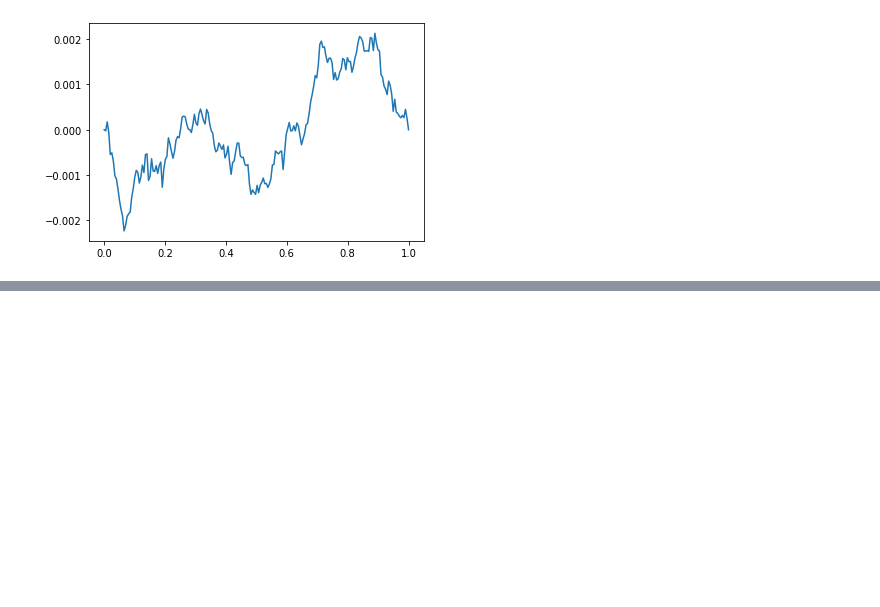
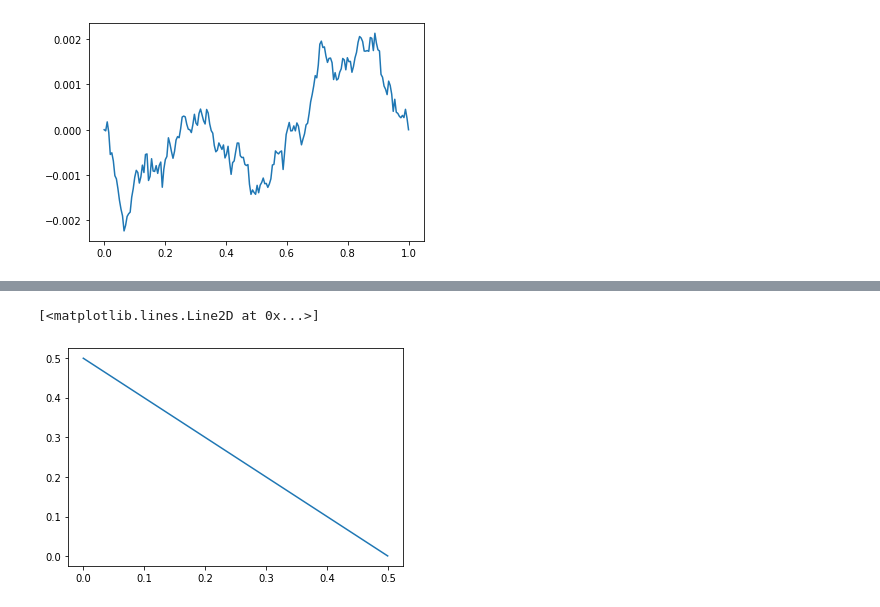
Before and after one commit to mk314k/Polynomial, a Jupyter notebook: newton.ipynb, the cells around one changed output, grey strips where cells are left out. Cells and saved outputs as stored; diff of their text form; code cells hidden in the pictures; blank space fills up the shorter version.

```diff
--- a/newton.ipynb
+++ b/newton.ipynb
@@ -287,0 +384,7 @@ n = n + 1
+# %%
+fp3 = [0.5 - 0.5*norm.cdf(c) for c in x]
+fn3 = [0.5*norm.cdf(c) for c in x]
+plt.plot(fp3, fn3)
+# %% [output]
+[<matplotlib.lines.Line2D at 0x...>]
+[figure, added]
```
Also changed, not shown: parts of 32 cells of this notebook, 7 other files.
